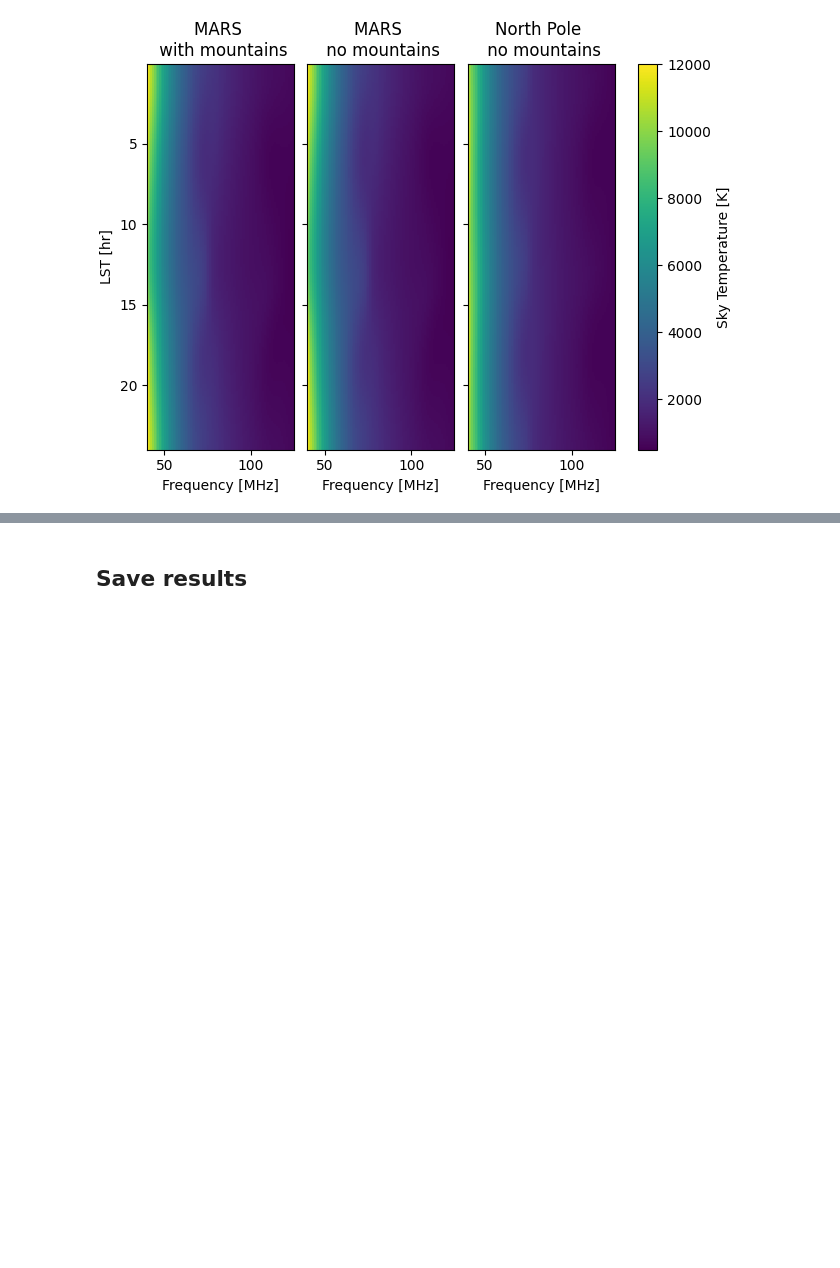
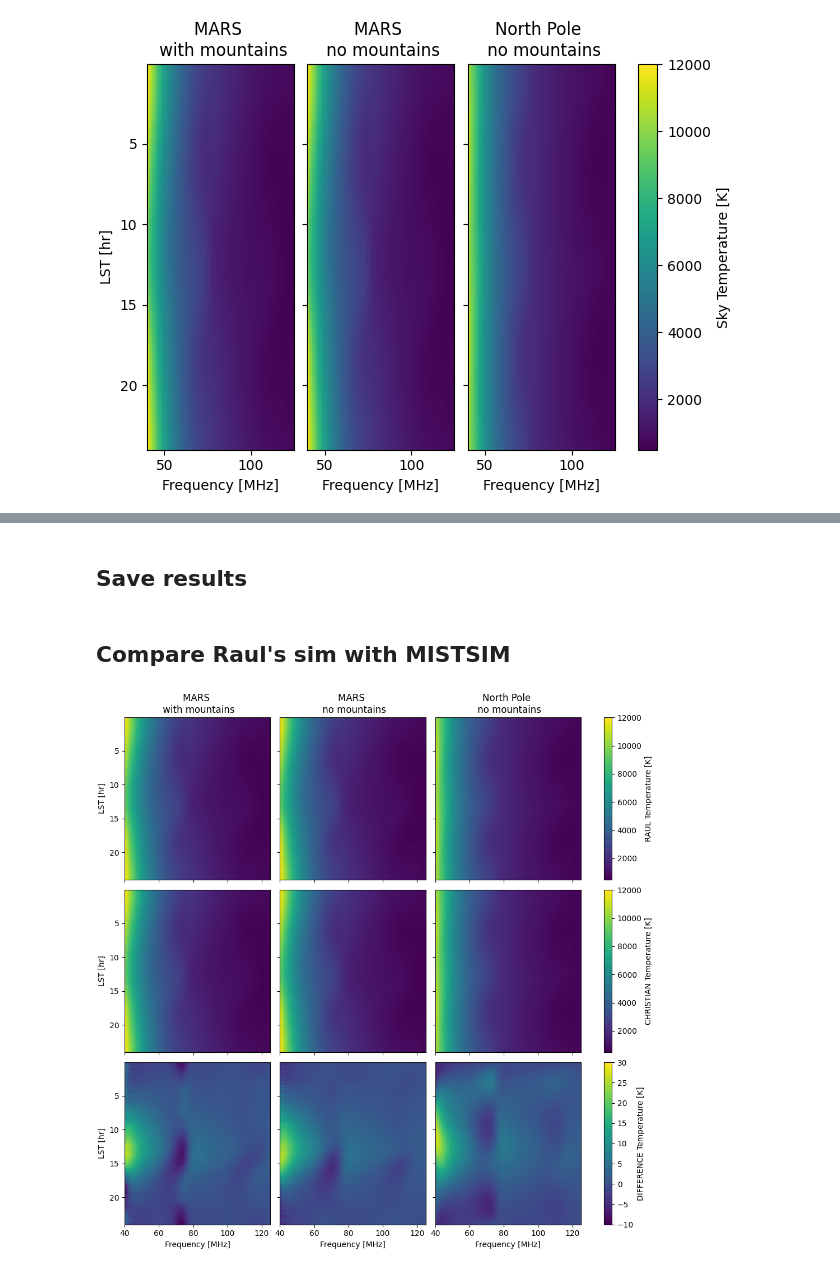
Before and after one commit to MIST-Experiment/mistsim, a Jupyter notebook: notebooks/sim_comparisons/sim_comparison.ipynb, the cells around one changed output, grey strips where cells are left out. Saved outputs shown, nothing was run; the diff lists cells and outputs as text; code cells hidden in the pictures; blank space fills up the shorter version.

Commit message:
add comparison plots and new notebooks for mapmaking and lmax analysis

```diff
--- a/notebooks/sim_comparisons/sim_comparison.ipynb
+++ b/notebooks/sim_comparisons/sim_comparison.ipynb
@@ -315,5 +308,5 @@ plt.show()
-# %% [markdown]
-## Save results
+# %% [markdown]
+## Save results
 # %%
 def flatten_dict(d):
     """
@@ -325,3 +318,17 @@ def flatten_dict(d):
             k = "-".join([str(outerkey), str(innerkey)])
             flat_d[k] = np.asarray(v)
     return flat_d
+
+
+SAVE = False
+if SAVE:
+    flat_res = flatten_dict(sim_res)
+    np.savez(
+        "comparison_022526.npz",
+        **flat_res,
+        sky_map=sky_model.data,
+        beam_data=beam1.data,
+        freqs=freqs,
+        lst=lst,
+        tests=tests,
+    )
@@ -338,0 +335,33 @@ np.savez(
+# %% [markdown]
+## Compare Raul's sim with MISTSIM
+# %%
+diff_kwargs = wfall_kwargs.copy()
+diff_kwargs["vmin"] = -10
+diff_kwargs["vmax"] = 30
+
+fig, axs = plt.subplots(
+    figsize=(10, 10),
+    nrows=3,
+    ncols=3,
+    sharex=True,
+    sharey=True,
+    constrained_layout=True,
+)
+for k in sim_res["chb"]:
+    raul_sim = sim_res["raul"][k]
+    chb_sim = sim_res["chb"][k]
+    diff = raul_sim - chb_sim
+    imr = axs[0, k].imshow(raul_sim, **wfall_kwargs)
+    imc = axs[1, k].imshow(raul_sim, **wfall_kwargs)
+    imd = axs[2, k].imshow(diff, **diff_kwargs)
+    axs[0, k].set_title("\n".join(tests[k].split("/")))
+    axs[2, k].set_xlabel("Frequency [MHz]")
+
+fig.colorbar(imr, ax=axs[0], label="RAUL Temperature [K]")
+fig.colorbar(imc, ax=axs[1], label="CHRISTIAN Temperature [K]")
+fig.colorbar(imd, ax=axs[2], label="DIFFERENCE Temperature [K]")
+plt.setp(axs[:, 0], ylabel="LST [hr]")
+
+plt.show()
+# %% [output]
+[figure, added]
```
Also changed, not shown: parts of 8 cells of this notebook, 2 other files.
